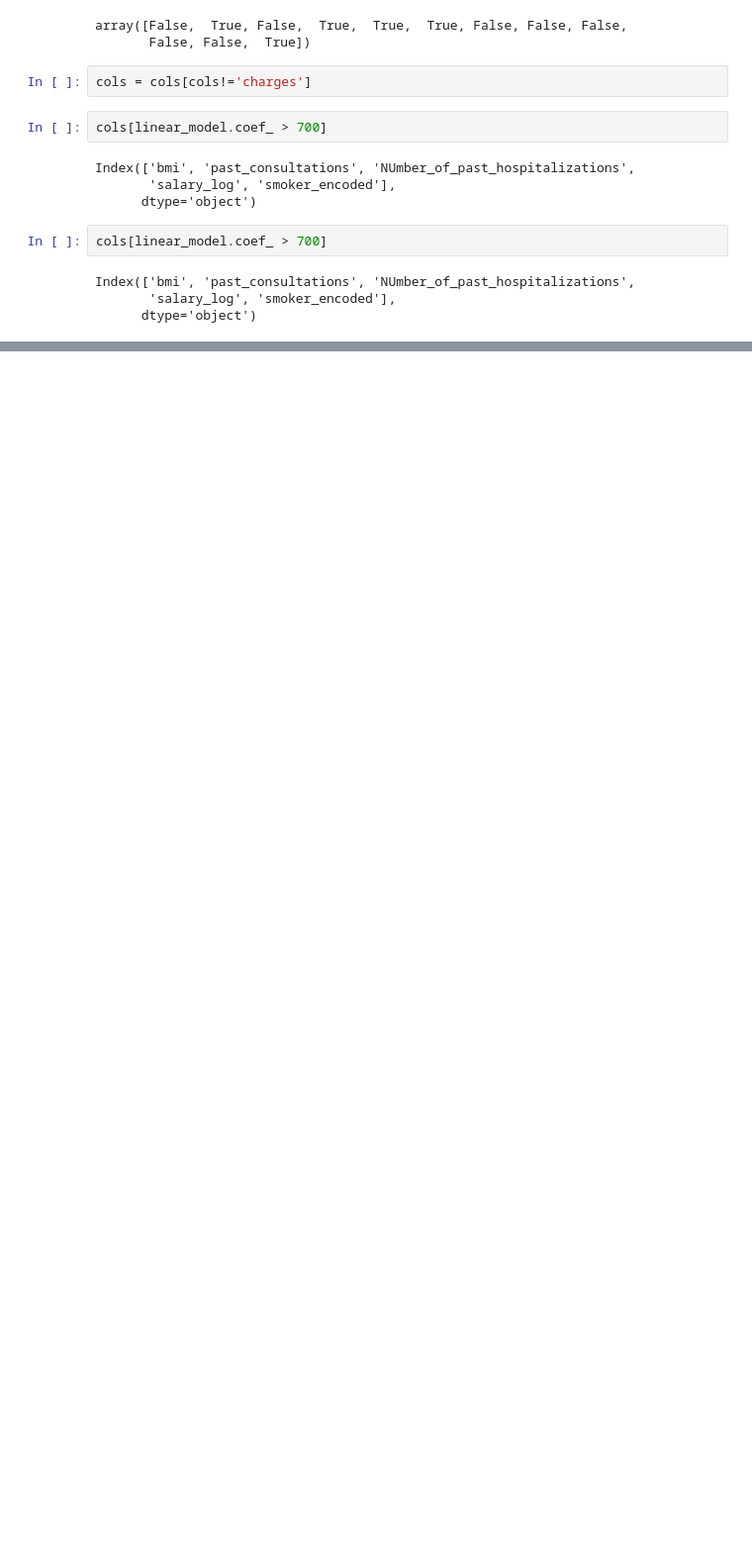
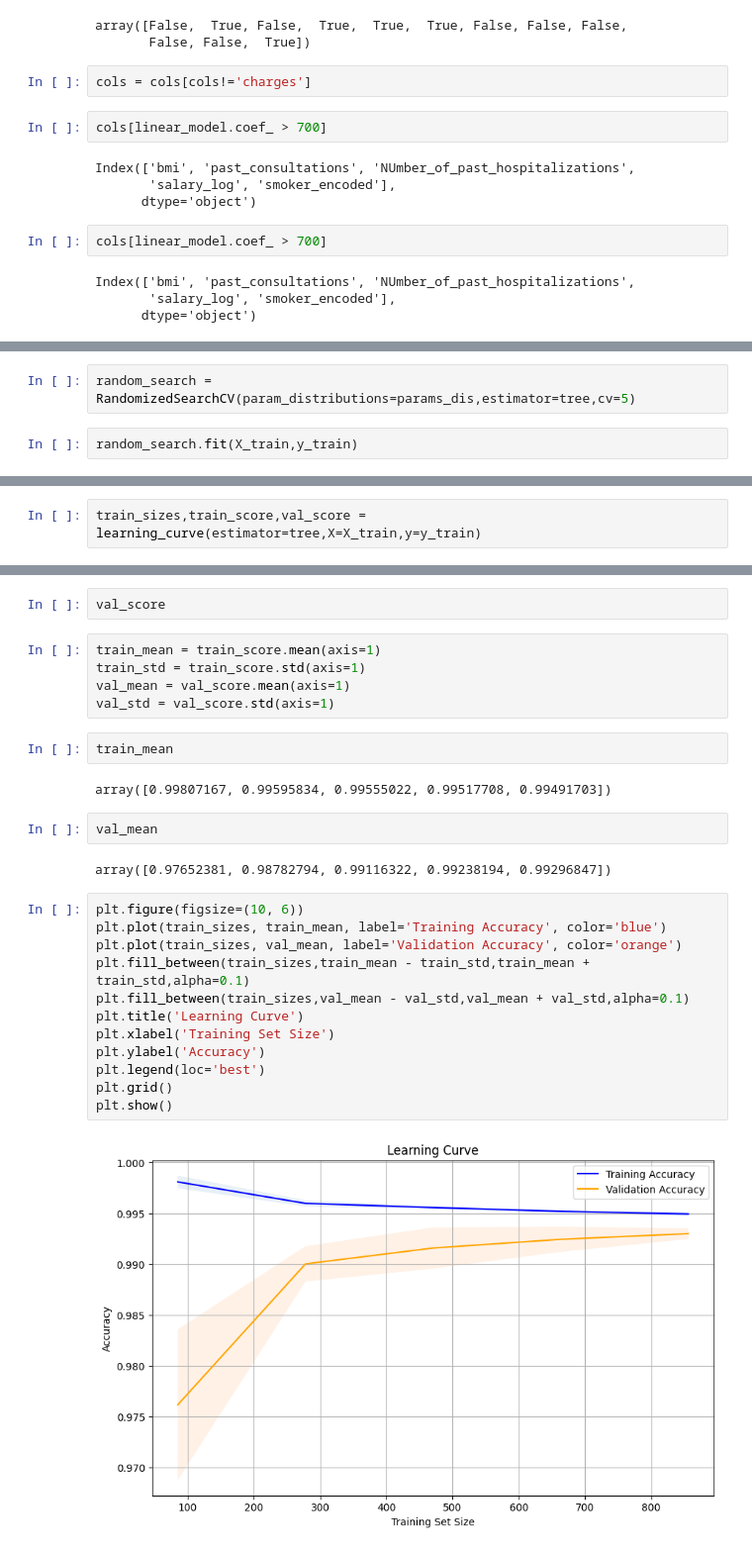
Before and after one commit to arjunravi26/Insurance-Prediction, a Jupyter notebook: insuracne.ipynb, the cells around one changed output, grey strips where cells are left out. Shown at 99% size. Cells and saved outputs as stored; diff of their text form; blank space fills up the shorter version.

Commit message:
cross validation

```diff
--- a/insuracne.ipynb
+++ b/insuracne.ipynb
@@ -854,0 +998,4 @@ Index(['bmi', 'past_consultations', 'NUmber_of_past_hospitalizations',
+# %%
+random_search = RandomizedSearchCV(param_distributions=params_dis,estimator=tree,cv=5)
+# %%
+random_search.fit(X_train,y_train)
@@ -854,0 +1023,2 @@ Index(['bmi', 'past_consultations', 'NUmber_of_past_hospitalizations',
+# %%
+train_sizes,train_score,val_score = learning_curve(estimator=tree,X=X_train,y=y_train)
@@ -854,0 +1031,29 @@ Index(['bmi', 'past_consultations', 'NUmber_of_past_hospitalizations',
+# %%
+val_score
+# %%
+train_mean = train_score.mean(axis=1)
+train_std = train_score.std(axis=1)
+val_mean = val_score.mean(axis=1)
+val_std = val_score.std(axis=1)
+# %%
+train_mean
+# %% [output]
+array([0.99807167, 0.99595834, 0.99555022, 0.99517708, 0.99491703])
+# %%
+val_mean
+# %% [output]
+array([0.97652381, 0.98782794, 0.99116322, 0.99238194, 0.99296847])
+# %%
+plt.figure(figsize=(10, 6))
+plt.plot(train_sizes, train_mean, label='Training Accuracy', color='blue')
+plt.plot(train_sizes, val_mean, label='Validation Accuracy', color='orange')
+plt.fill_between(train_sizes,train_mean - train_std,train_mean + train_std,alpha=0.1)
+plt.fill_between(train_sizes,val_mean - val_std,val_mean + val_std,alpha=0.1)
+plt.title('Learning Curve')
+plt.xlabel('Training Set Size')
+plt.ylabel('Accuracy')
+plt.legend(loc='best')
+plt.grid()
+plt.show()
+# %% [output]
+[figure, added]
```
Also changed, not shown: parts of 26 cells of this notebook.
